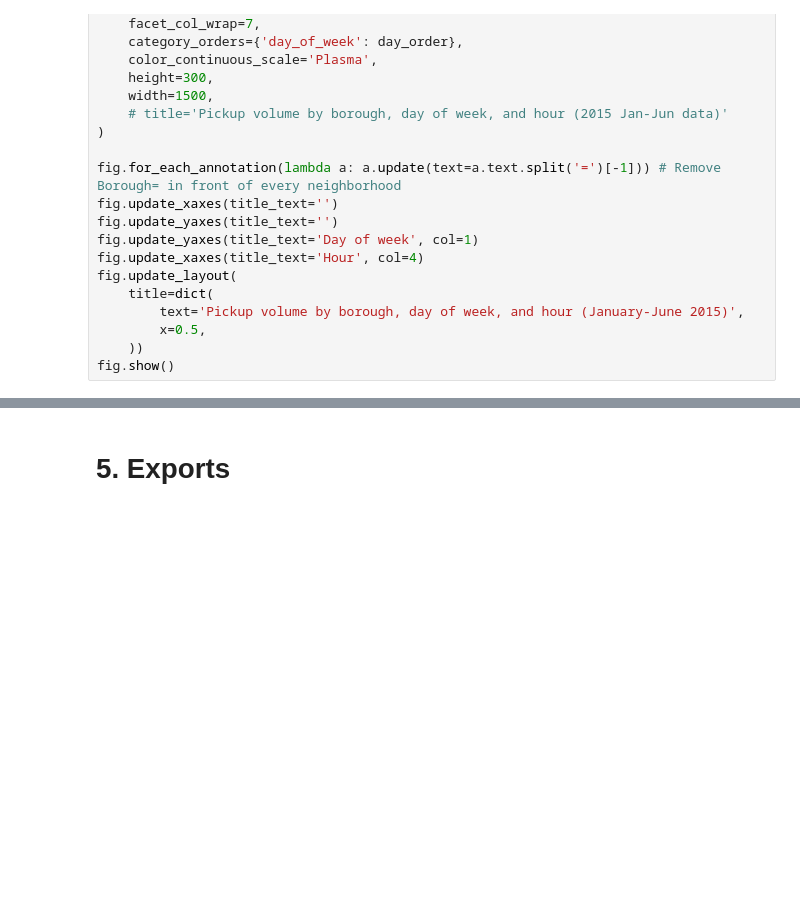
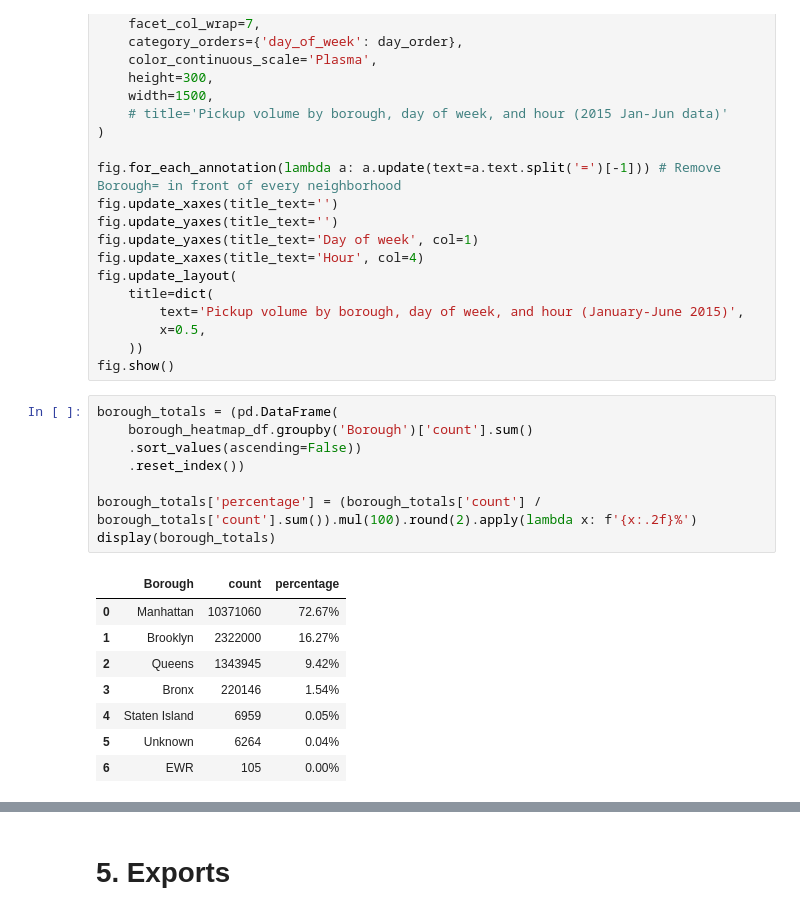
Before and after one commit to Gargamelch/Uber_Pickup, a Jupyter notebook: Uber_Pickups.ipynb, the cells around one changed output, grey strips where cells are left out. Drawn from its saved outputs; the diff is of its cells as text; blank space fills up the shorter version.

```diff
--- a/Uber_Pickups.ipynb
+++ b/Uber_Pickups.ipynb
@@ -721,3 +843,20 @@ fig.update_layout(
         x=0.5,
     ))
 fig.show()
+# %%
+borough_totals = (pd.DataFrame(
+    borough_heatmap_df.groupby('Borough')['count'].sum()
+    .sort_values(ascending=False))
+    .reset_index())
+
+borough_totals['percentage'] = (borough_totals['count'] / borough_totals['count'].sum()).mul(100).round(2).apply(lambda x: f'{x:.2f}%')
+display(borough_totals)
+# %% [output]
+|  | Borough | count | percentage |
+| 0 | Manhattan | 10371060 | 72.67% |
+| 1 | Brooklyn | 2322000 | 16.27% |
+| 2 | Queens | 1343945 | 9.42% |
+| 3 | Bronx | 220146 | 1.54% |
+| 4 | Staten Island | 6959 | 0.05% |
+| 5 | Unknown | 6264 | 0.04% |
+| 6 | EWR | 105 | 0.00% |
```
Also changed, not shown: parts of 30 cells of this notebook, 2 other files.
